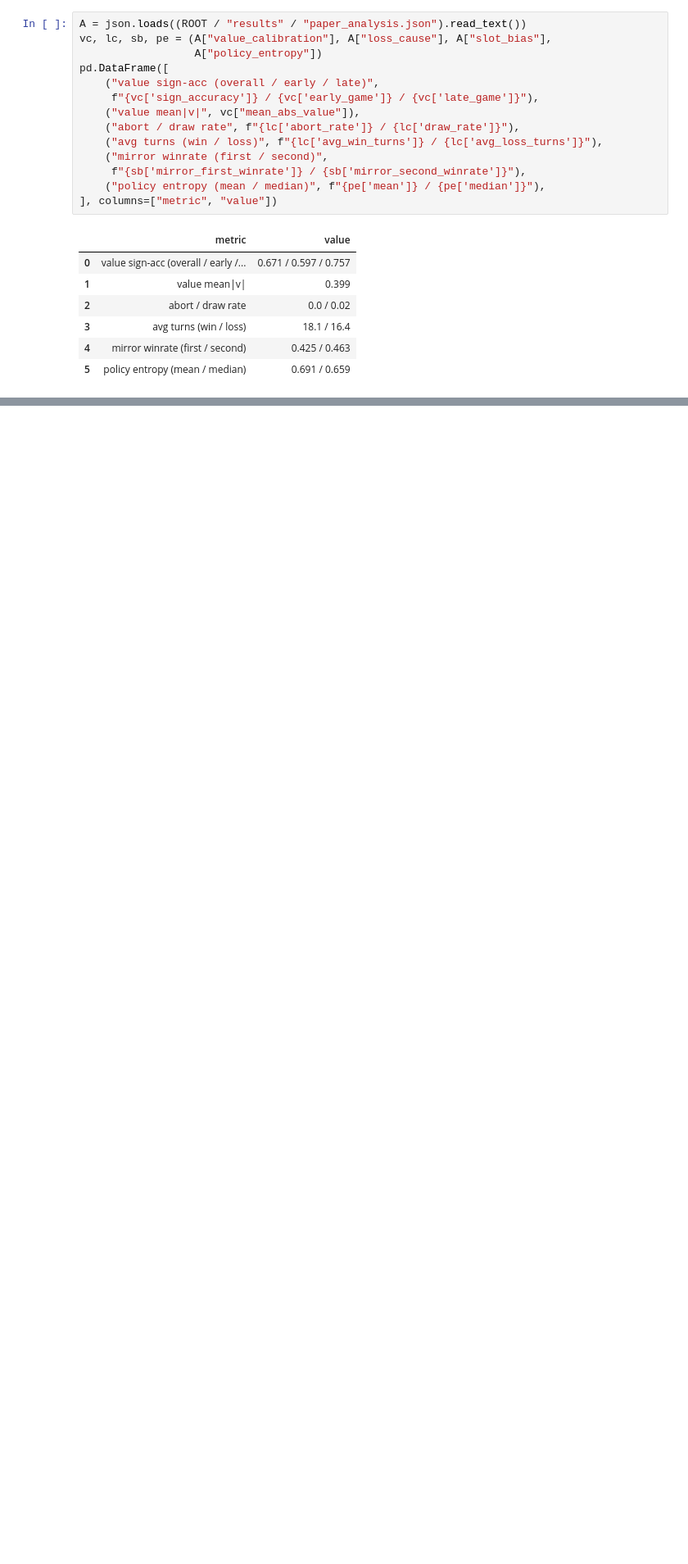
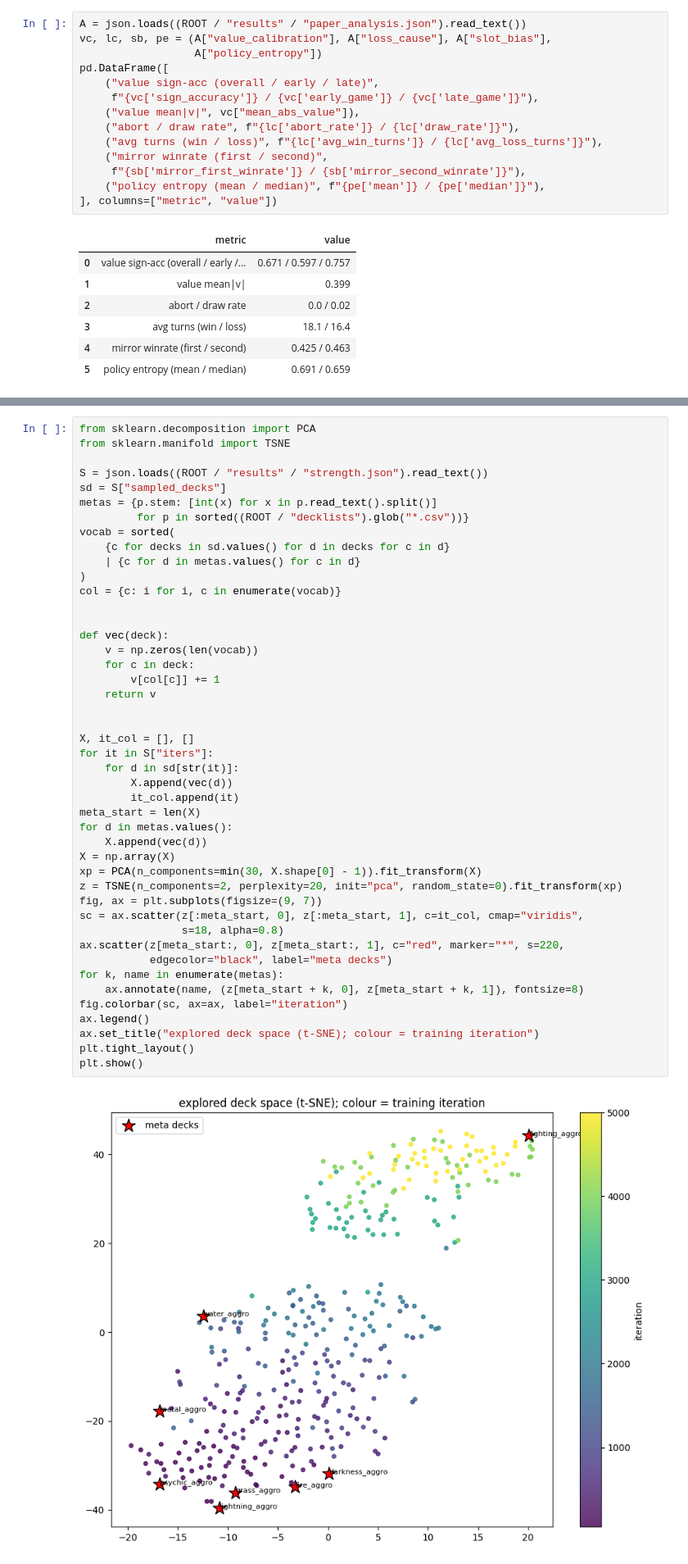
Before and after one commit to kohbanye/kaggle-pokemon, a Jupyter notebook: notebooks/03_paper_net_eval.ipynb, the cells around one changed output, grey strips where cells are left out. Shown at 82% size. Saved outputs shown, nothing was run; the diff lists cells and outputs as text; blank space fills up the shorter version.

```diff
--- a/notebooks/03_paper_net_eval.ipynb
+++ b/notebooks/03_paper_net_eval.ipynb
@@ -262,0 +301,47 @@ pd.DataFrame([
+# %%
+from sklearn.decomposition import PCA
+from sklearn.manifold import TSNE
+
+S = json.loads((ROOT / "results" / "strength.json").read_text())
+sd = S["sampled_decks"]
+metas = {p.stem: [int(x) for x in p.read_text().split()]
+         for p in sorted((ROOT / "decklists").glob("*.csv"))}
+vocab = sorted(
+    {c for decks in sd.values() for d in decks for c in d}
+    | {c for d in metas.values() for c in d}
+)
+col = {c: i for i, c in enumerate(vocab)}
+
+
+def vec(deck):
+    v = np.zeros(len(vocab))
+    for c in deck:
+        v[col[c]] += 1
+    return v
+
+
+X, it_col = [], []
+for it in S["iters"]:
+    for d in sd[str(it)]:
+        X.append(vec(d))
+        it_col.append(it)
+meta_start = len(X)
+for d in metas.values():
+    X.append(vec(d))
+X = np.array(X)
+xp = PCA(n_components=min(30, X.shape[0] - 1)).fit_transform(X)
+z = TSNE(n_components=2, perplexity=20, init="pca", random_state=0).fit_transform(xp)
+fig, ax = plt.subplots(figsize=(9, 7))
+sc = ax.scatter(z[:meta_start, 0], z[:meta_start, 1], c=it_col, cmap="viridis",
+                s=18, alpha=0.8)
+ax.scatter(z[meta_start:, 0], z[meta_start:, 1], c="red", marker="*", s=220,
+           edgecolor="black", label="meta decks")
+for k, name in enumerate(metas):
+    ax.annotate(name, (z[meta_start + k, 0], z[meta_start + k, 1]), fontsize=8)
+fig.colorbar(sc, ax=ax, label="iteration")
+ax.legend()
+ax.set_title("explored deck space (t-SNE); colour = training iteration")
+plt.tight_layout()
+plt.show()
+# %% [output]
+[figure, added]
```
Also changed, not shown: parts of 3 cells of this notebook, 5 other files.
